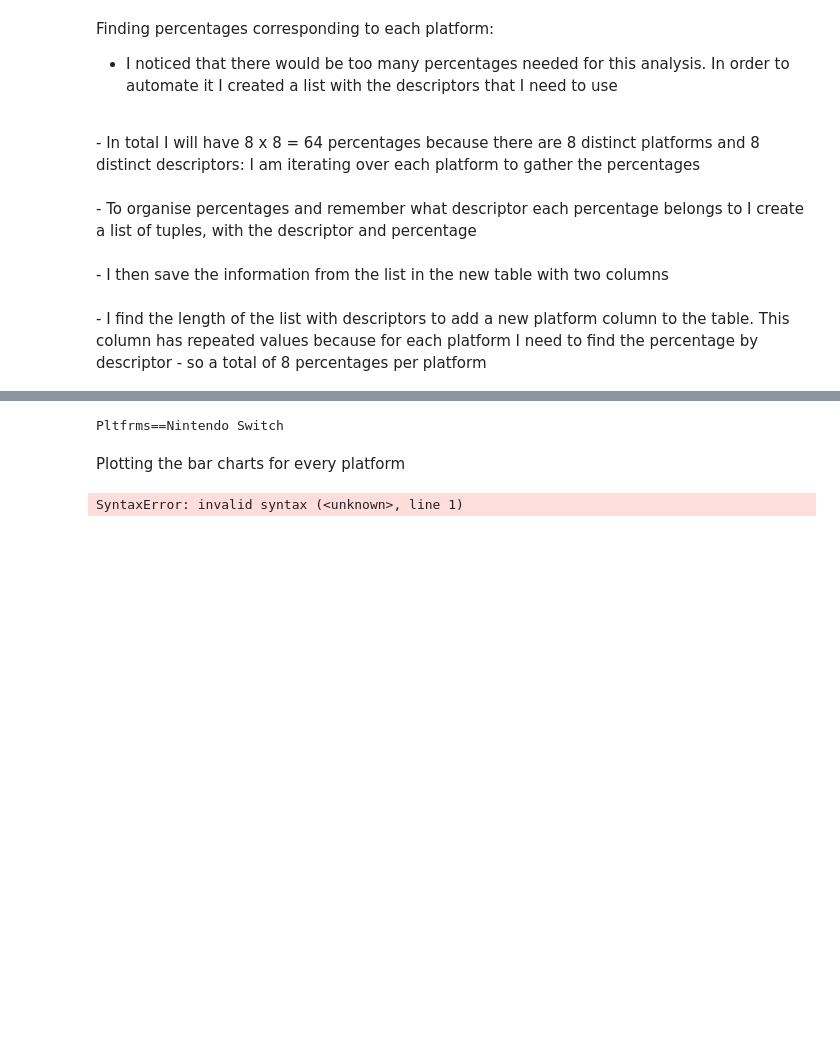
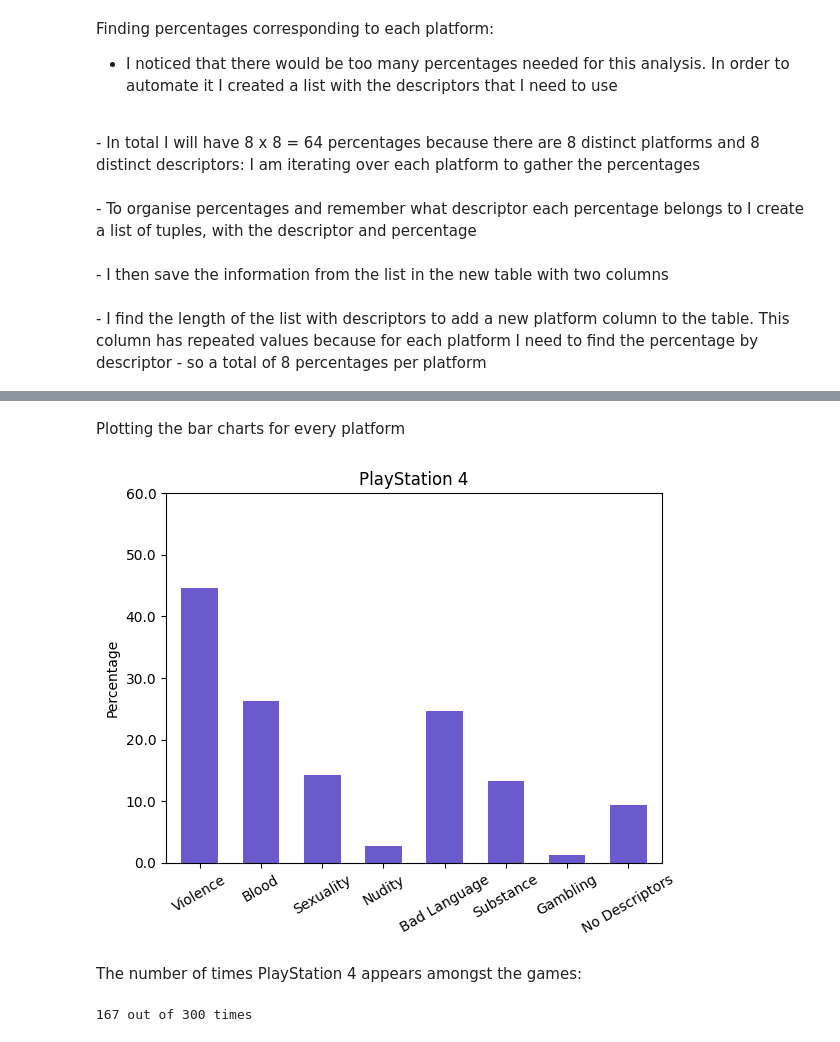
Before and after one commit to kristina-abrahamyan/kristina-abrahamyan.github.io, a Jupyter notebook: Games_project/Games_web_scraping.ipynb, the cells around one changed output, grey strips where cells are left out. Cells and saved outputs as stored; diff of their text form; code cells hidden in the pictures; blank space fills up the shorter version.

```diff
--- a/Games_project/Games_web_scraping.ipynb
+++ b/Games_project/Games_web_scraping.ipynb
@@ -249,23 +242,26 @@ table
-# %%
-print('Pltfrms=='+str(unique_plt[0]))
-# %% [output]
-Pltfrms==Nintendo Switch
 # %% [markdown]
 Plotting the bar charts for every platform
 # %%
-table.query('Pltfrms=='+str(unique_plt[0])).plot(kind = "bar", x = 'Descr', y = 'Perctg',width = 0.6, color = 'slateblue')
+table.query('Pltfrms=="PlayStation 4"').plot(kind = "bar", x = 'Descr', y = 'Perctg',width = 0.6, color = 'slateblue')
 custom_x = ['Violence', 'Blood', 'Sexuality', 'Nudity', 'Bad Language', 'Substance', 'Gambling', 'No Descriptors']
 'Pltfrms=="PlayStation 4"'
 # Changing the way labels are represented
 plt.xticks([0,1,2,3,4,5,6,7], custom_x, rotation=30)
 plt.gca().yaxis.set_major_formatter(FormatStrFormatter('%.1f'))
 plt.ylabel('Percentage')
 plt.xlabel('')
-plt.title(str(unique_plt[0]))
+plt.title("PlayStation 4")
+plt.ylim(0,60)
 
 plt.legend().remove()
 
 plt.show()
 # %% [output]
-SyntaxError: invalid syntax (<unknown>, line 1)
+[figure, added]
+# %% [markdown]
+The number of times PlayStation 4 appears amongst the games:
+# %%
+print(str(len(dataframe[dataframe["Platform"].str.contains("PlayStation 4")])) + " out of " + str(page_max*10) + " times")
+# %% [output]
+167 out of 300 times
 # %%
```
Also changed, not shown: parts of 24 cells of this notebook.
